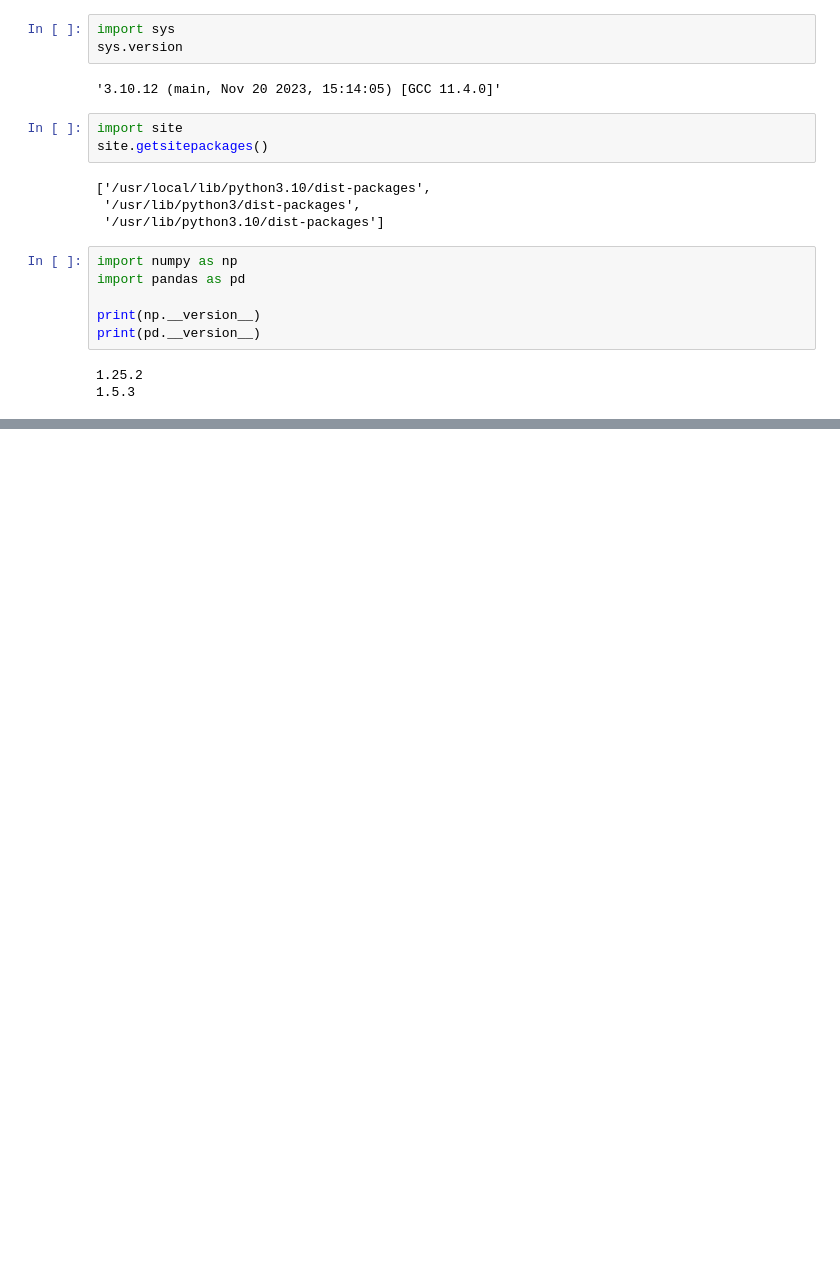
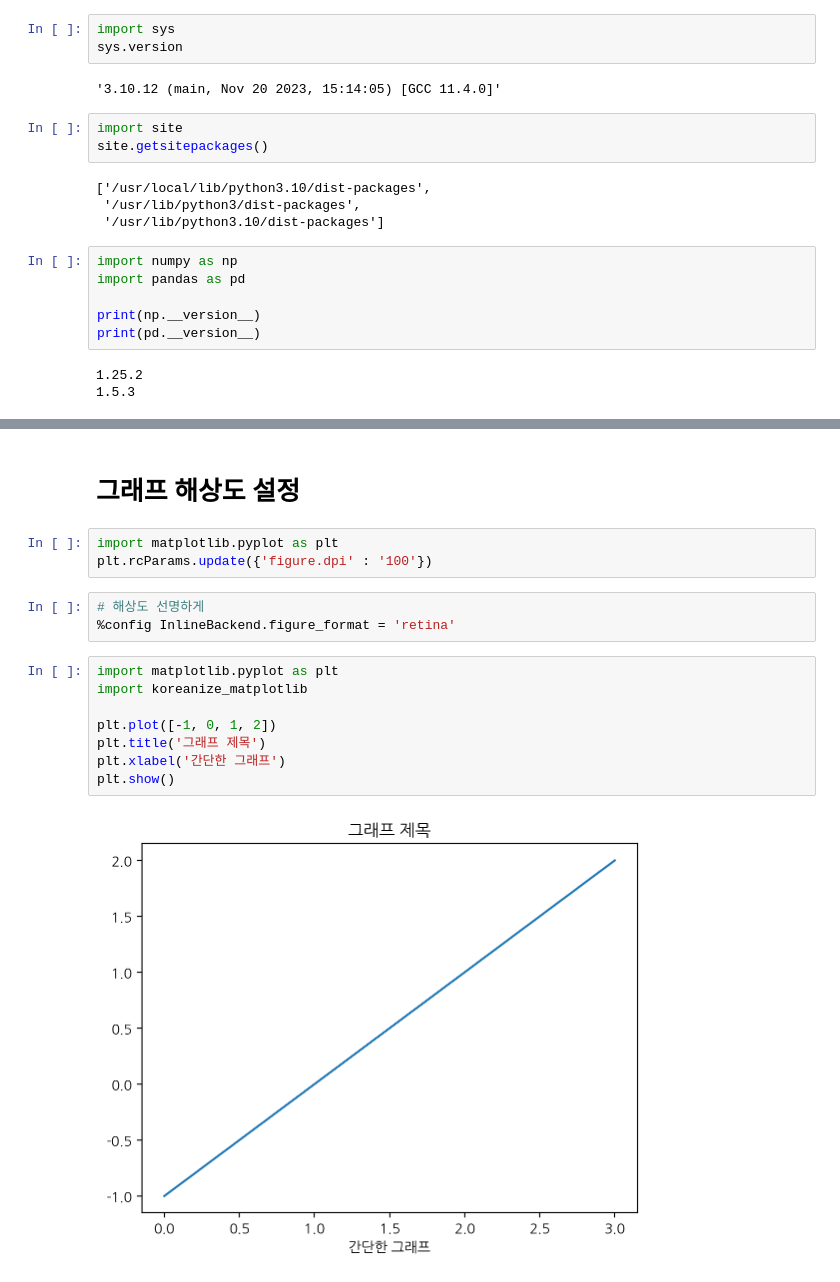
Before and after one commit to skyflown/2024-1-my-BDA, a Jupyter notebook: inclass/01w_0311_mon_bigdata_basic.ipynb, the cells around one changed output, grey strips where cells are left out. Drawn from its saved outputs; the diff is of its cells as text; blank space fills up the shorter version.

```diff
--- a/inclass/01w_0311_mon_bigdata_basic.ipynb
+++ b/inclass/01w_0311_mon_bigdata_basic.ipynb
@@ -29,0 +50,18 @@ print(pd.__version__)
+# %% [markdown]
+# 그래프 해상도 설정
+# %%
+import matplotlib.pyplot as plt
+plt.rcParams.update({'figure.dpi' : '100'})
+# %%
+# 해상도 선명하게
+%config InlineBackend.figure_format = 'retina'
+# %%
+import matplotlib.pyplot as plt
+import koreanize_matplotlib
+
+plt.plot([-1, 0, 1, 2])
+plt.title('그래프 제목')
+plt.xlabel('간단한 그래프')
+plt.show()
+# %% [output]
+[figure, added]
```
Also changed, not shown: parts of 4 cells of this notebook.
